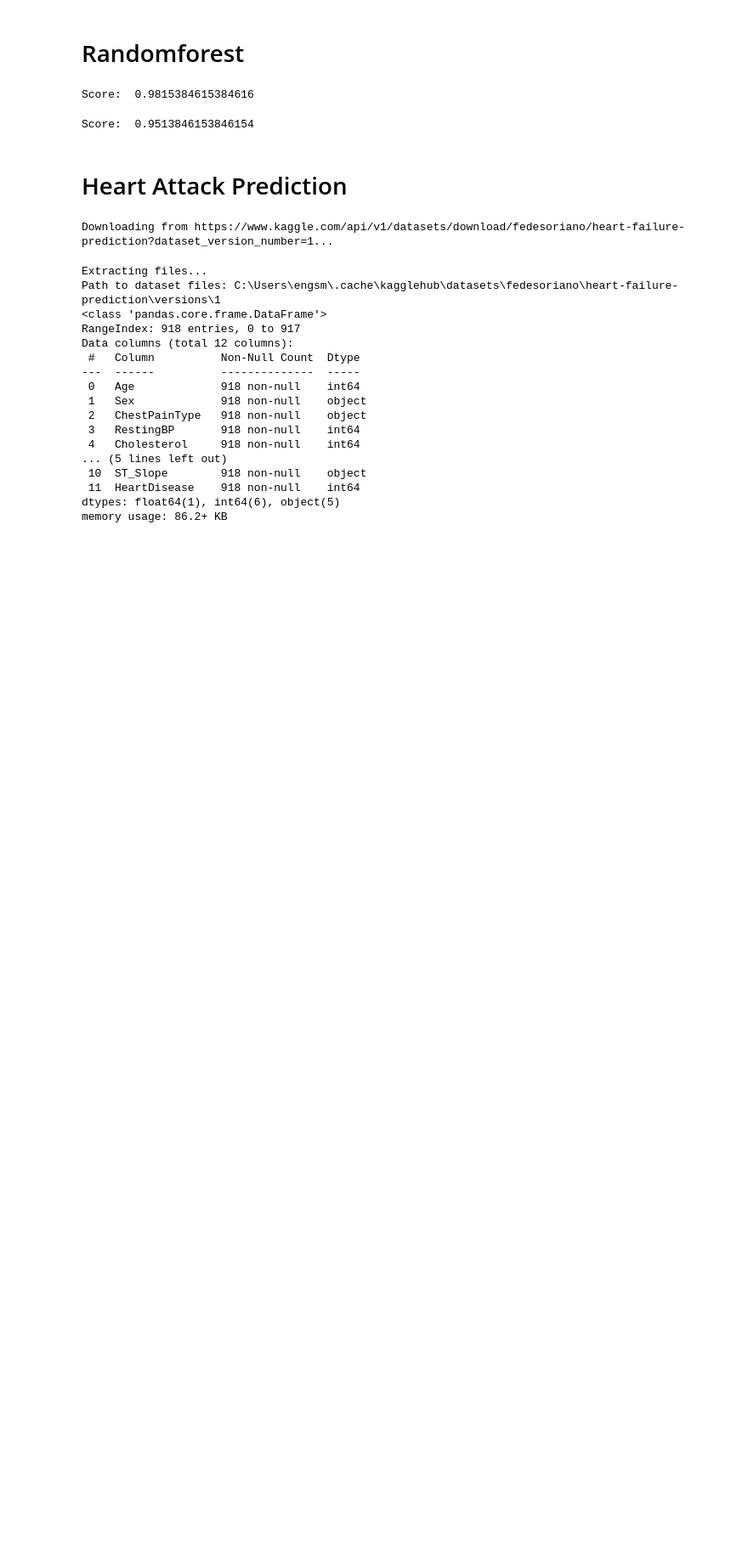
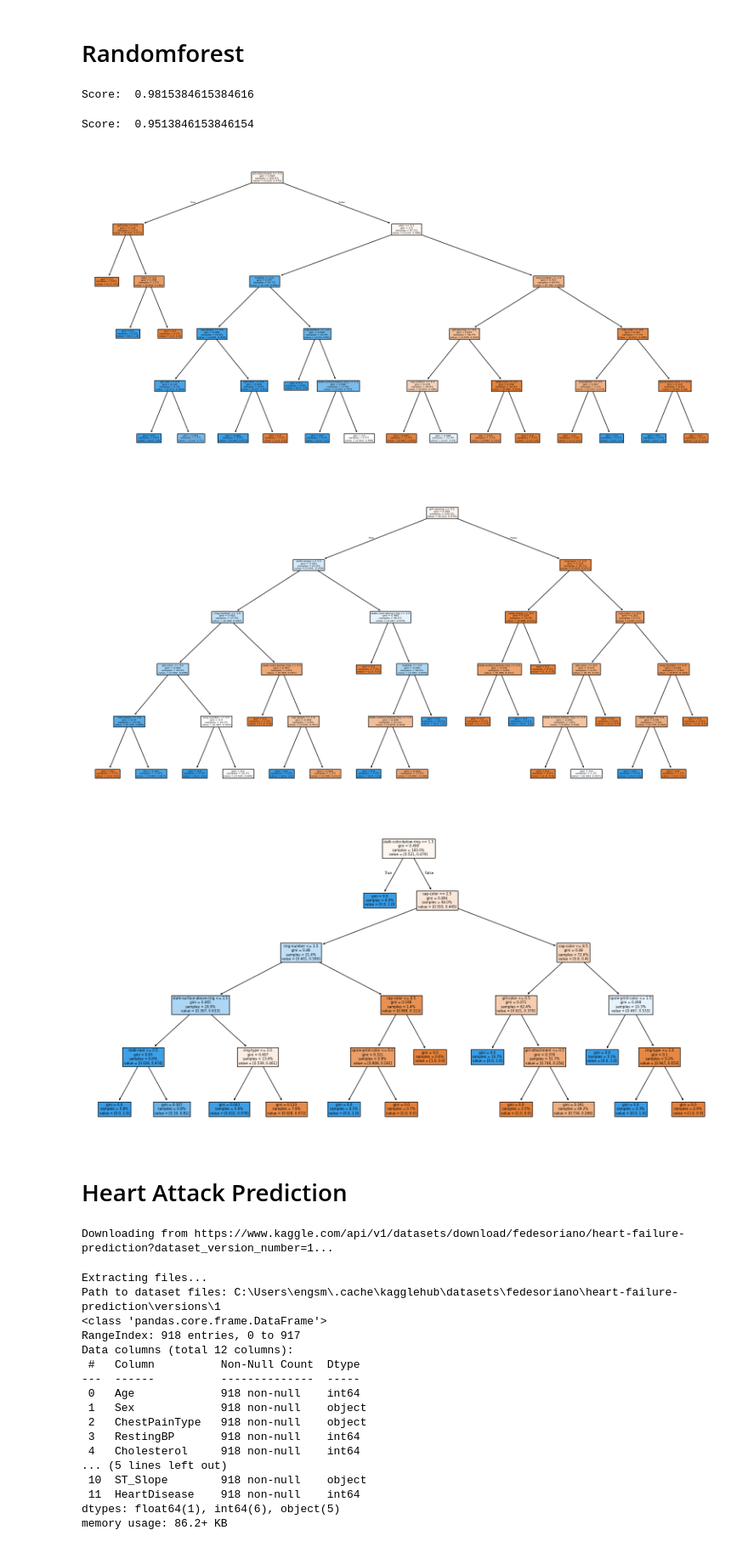
Before and after one commit to iadel93/DEBI_Python, a Jupyter notebook: MachineLearning/DecisionTree.ipynb, the cells around one changed output. Shown at 85% size. Saved outputs shown, nothing was run; the diff lists cells and outputs as text; code cells hidden in the pictures; blank space fills up the shorter version.

```diff
--- a/MachineLearning/DecisionTree.ipynb
+++ b/MachineLearning/DecisionTree.ipynb
@@ -110,6 +110,16 @@ model.fit(x_train, y_train)
 print("Score: ", model.score(x_test, y_test))
 # %% [output]
 Score:  0.9513846153846154
+# %%
+# Draw the decision trees in the forest
+for tree in model.estimators_:
+    plt.figure(figsize=(20, 10))
+    plot_tree(tree, filled=True, feature_names=X.columns, proportion=True)
+    plt.show()
+# %% [output]
+[figure, added]
+[figure, added]
+[figure, added]
 # %% [markdown]
 # Heart Attack Prediction
 # %%
```
Also changed, not shown: parts of 2 cells of this notebook, 2 other files.
